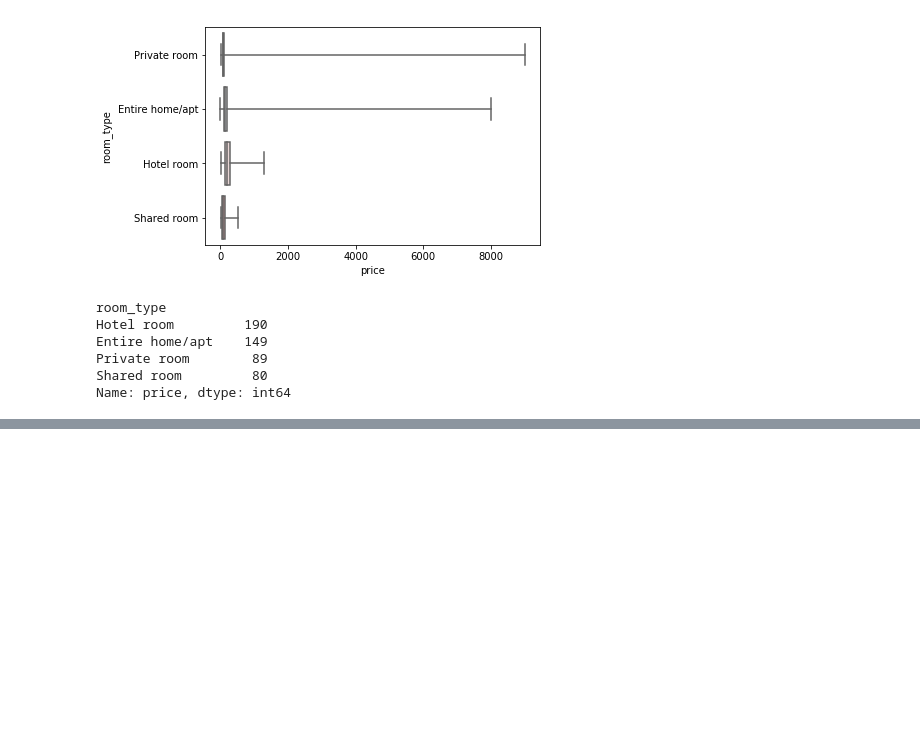
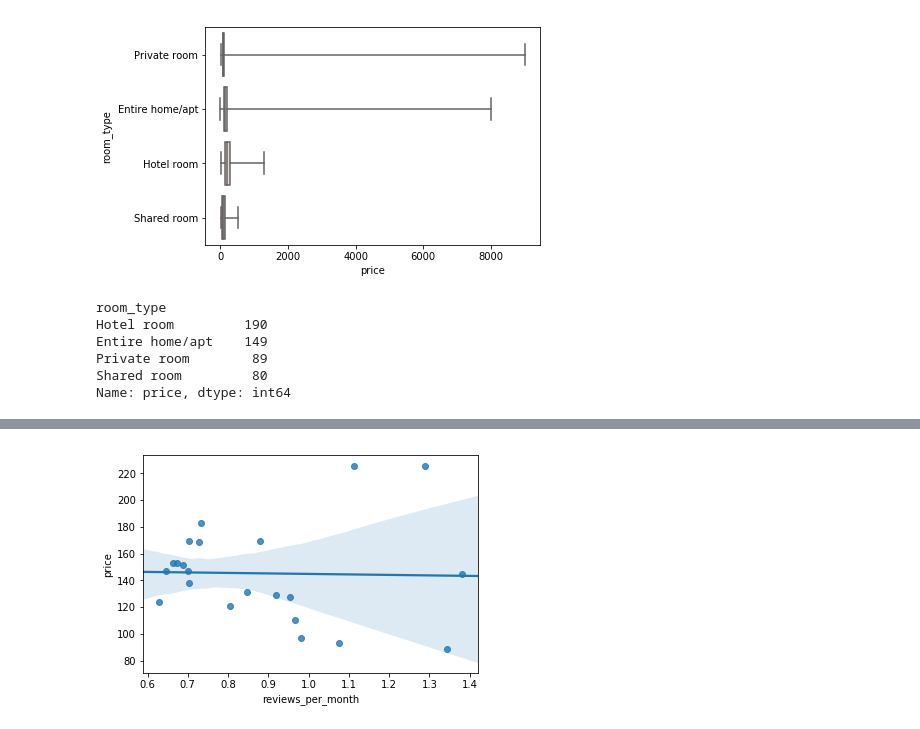
Before and after one commit to saxenaprerit/Airbnb, a Jupyter notebook: Airbnb Data Exploration.ipynb, the cells around one changed output, grey strips where cells are left out. Saved outputs shown, nothing was run; the diff lists cells and outputs as text; code cells hidden in the pictures; blank space fills up the shorter version.

Commit message:
Added price, reviews per month by neighbourhood

```diff
--- a/Airbnb Data Exploration.ipynb
+++ b/Airbnb Data Exploration.ipynb
@@ -88,0 +148,3 @@ Name: price, dtype: int64
+# %%
+prices_reviews = listings.groupby(by = 'neighbourhood').agg({'price':'mean','reviews_per_month':'mean','neighbourhood':'count'}).sort_values(by='neighbourhood', ascending = False)
+prices_reviews.head(10)
@@ -88,0 +164,5 @@ Name: price, dtype: int64
+# %%
+# Building a scatterplot
+plot = sb.regplot(x="reviews_per_month", y="price", data = prices_reviews)
+# %% [output]
+[figure, added]
```
Also changed, not shown: parts of 14 cells of this notebook.
